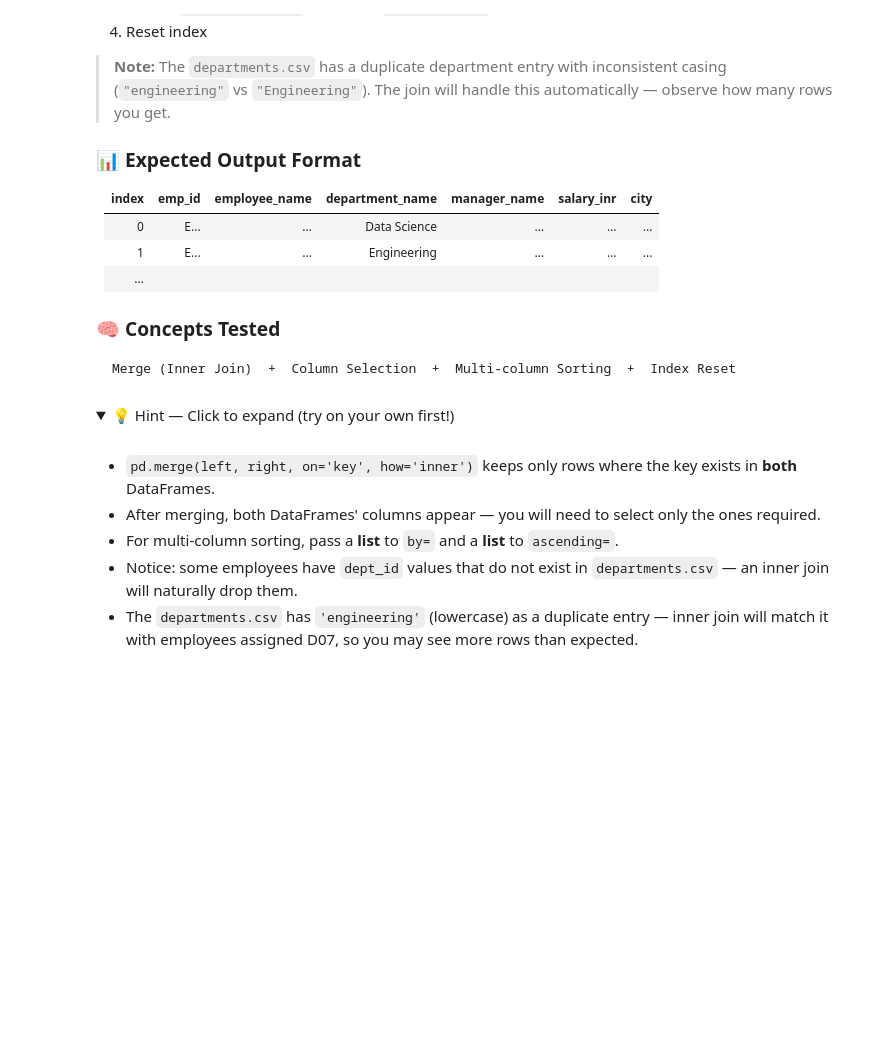
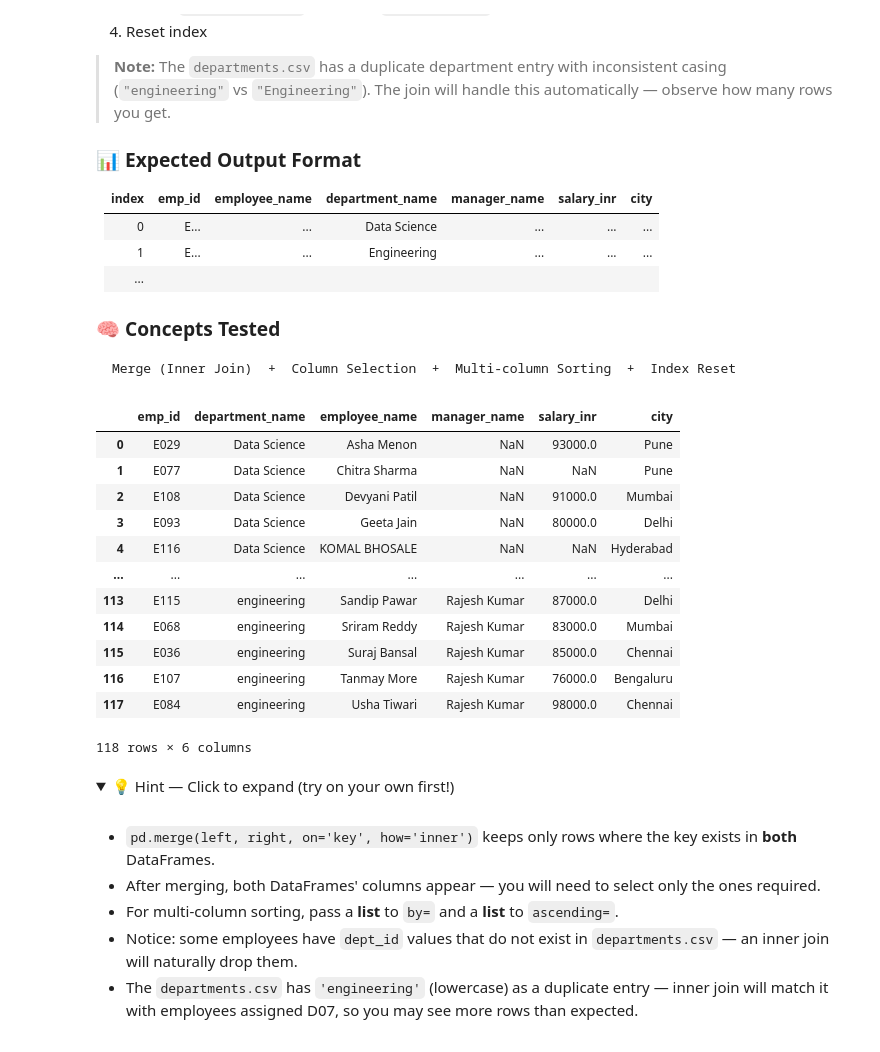
Before and after one commit to abhishekkatewaofficial-lab/Machine-Learning, a Jupyter notebook: Notes/Pandas/4. Practice/Pandas_Practice_Series_Notebook_01.ipynb, the cells around one changed output. Cells and saved outputs as stored; diff of their text form; code cells hidden in the pictures; folded sections open; blank space fills up the shorter version.

````diff
--- a/Notes/Pandas/4. Practice/Pandas_Practice_Series_Notebook_01.ipynb
+++ b/Notes/Pandas/4. Practice/Pandas_Practice_Series_Notebook_01.ipynb
@@ -584,6 +586,32 @@ Sort by `department_name` ascending, then `employee_name` ascending. Reset index
 ```
 Merge (Inner Join)  +  Column Selection  +  Multi-column Sorting  +  Index Reset
 ```
+# %%
+final_roster = pd.merge(
+    employees,departments,
+    on='dept_id',
+    how='inner')\
+    [['emp_id', 'department_name', 'employee_name', 'manager_name', 'salary_inr', 'city']]\
+    .sort_values(by=['department_name', 'employee_name'],
+    ignore_index=True
+
+)
+
+final_roster
+# %% [output]
+|  | emp_id | department_name | employee_name | manager_name | salary_inr | city |
+| 0 | E029 | Data Science | Asha Menon | NaN | 93000.0 | Pune |
+| 1 | E077 | Data Science | Chitra Sharma | NaN | NaN | Pune |
+| 2 | E108 | Data Science | Devyani Patil | NaN | 91000.0 | Mumbai |
+| 3 | E093 | Data Science | Geeta Jain | NaN | 80000.0 | Delhi |
+| 4 | E116 | Data Science | KOMAL BHOSALE | NaN | NaN | Hyderabad |
+| ... | ... | ... | ... | ... | ... | ... |
+| 113 | E115 | engineering | Sandip Pawar | Rajesh Kumar | 87000.0 | Delhi |
+| 114 | E068 | engineering | Sriram Reddy | Rajesh Kumar | 83000.0 | Mumbai |
+| 115 | E036 | engineering | Suraj Bansal | Rajesh Kumar | 85000.0 | Chennai |
+| 116 | E107 | engineering | Tanmay More | Rajesh Kumar | 76000.0 | Bengaluru |
+| 117 | E084 | engineering | Usha Tiwari | Rajesh Kumar | 98000.0 | Chennai |
+118 rows × 6 columns
 # %% [markdown]
 <details>
 <summary>💡 Hint — Click to expand (try on your own first!)</summary>
````
Also changed, not shown: parts of 7 cells of this notebook.
